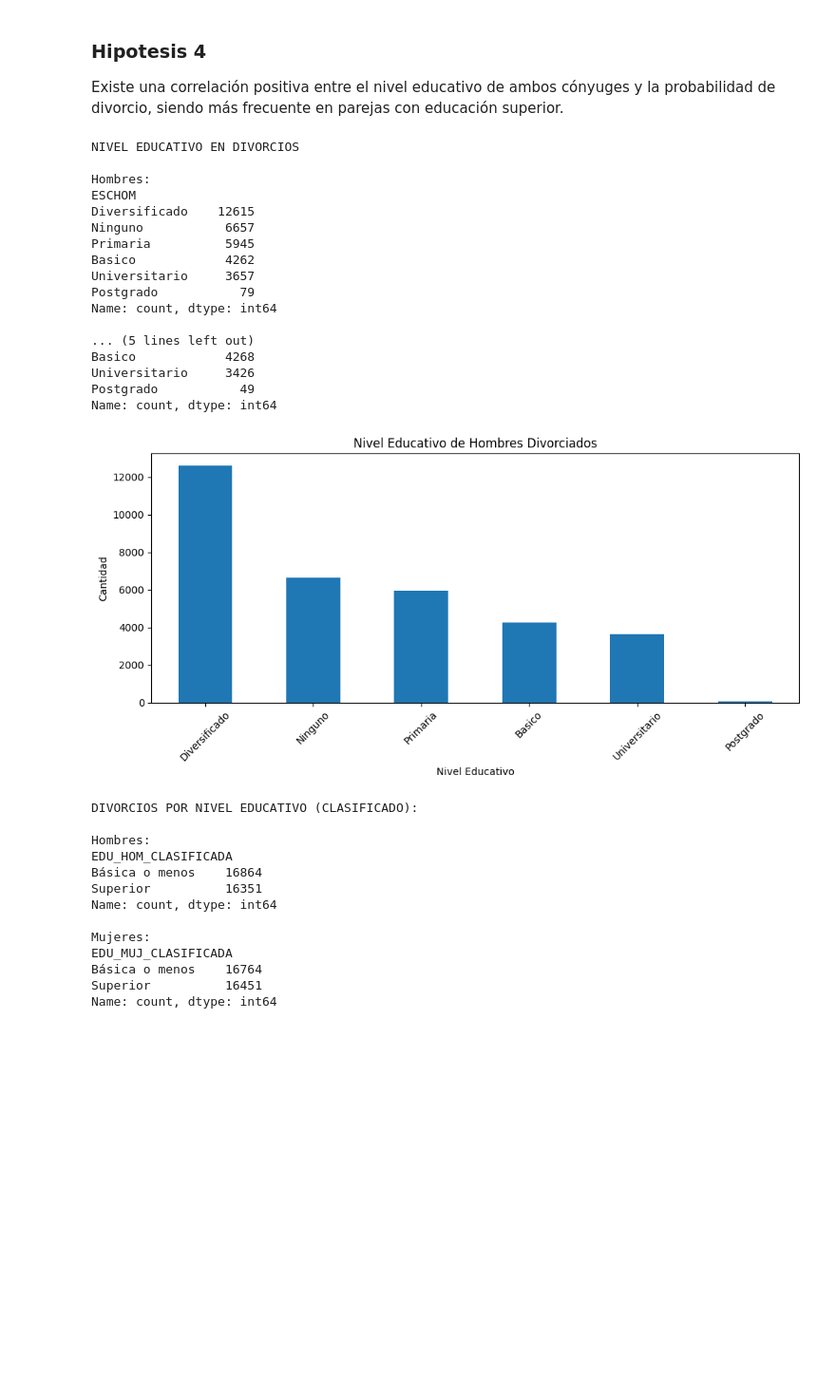
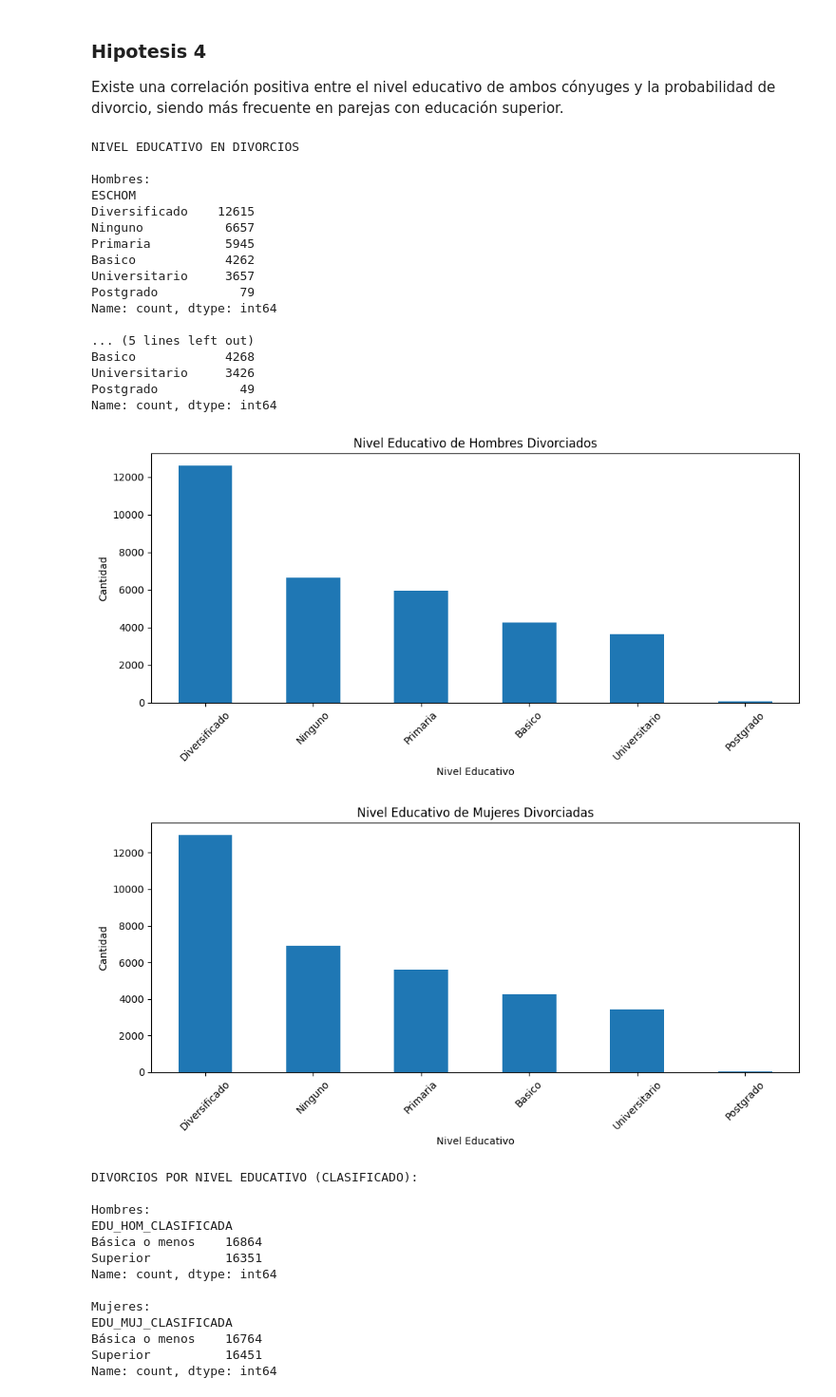
Before and after one commit to AleWWH1104/Proyecto1_md, a Jupyter notebook: src/EDA.ipynb, the cells around one changed output. Shown at 95% size. Saved outputs shown, nothing was run; the diff lists cells and outputs as text; code cells hidden in the pictures; blank space fills up the shorter version.

```diff
--- a/src/EDA.ipynb
+++ b/src/EDA.ipynb
@@ -308,33 +355,44 @@ print("\nMujeres:")
 print(df_edu['ESCMUJ'].value_counts())
 
 
 plt.figure(figsize=(10, 5))
 df_edu['ESCHOM'].value_counts().plot(kind='bar')
 plt.title('Nivel Educativo de Hombres Divorciados')
 plt.xlabel('Nivel Educativo')
 plt.ylabel('Cantidad')
 plt.xticks(rotation=45)
 plt.tight_layout()
 plt.show()
+
+
+plt.figure(figsize=(10, 5))
+df_edu['ESCMUJ'].value_counts().plot(kind='bar')
+plt.title('Nivel Educativo de Mujeres Divorciadas')
+plt.xlabel('Nivel Educativo')
+plt.ylabel('Cantidad')
+plt.xticks(rotation=45)
+plt.tight_layout()
+plt.show()
 # %% [output]
 NIVEL EDUCATIVO EN DIVORCIOS
 
 Hombres:
 ESCHOM
 Diversificado    12615
 Ninguno           6657
 Primaria          5945
 Basico            4262
 Universitario     3657
 Postgrado           79
 Name: count, dtype: int64
 
 ... (5 lines left out)
 Basico            4268
 Universitario     3426
 Postgrado           49
 Name: count, dtype: int64
 [figure]
+[figure, added]
 # %%
 # Comparar educación alta vs baja
 def clasificar_educacion(nivel):
```
Also changed, not shown: parts of 2 cells of this notebook.
